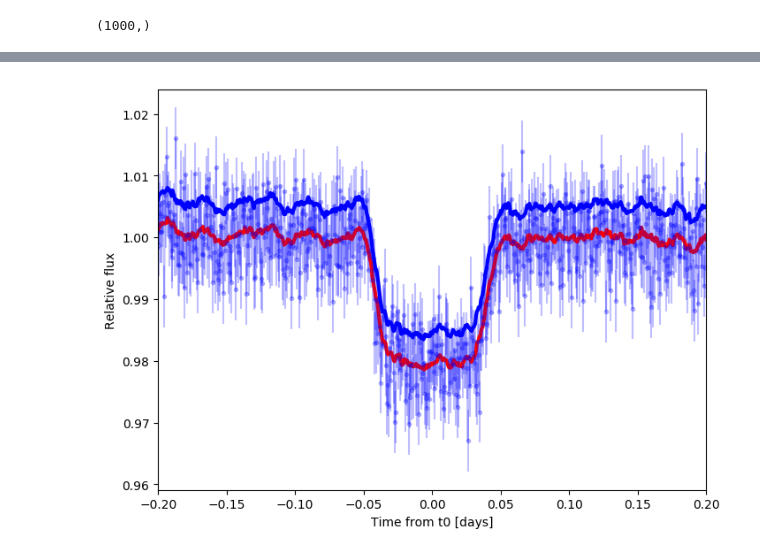
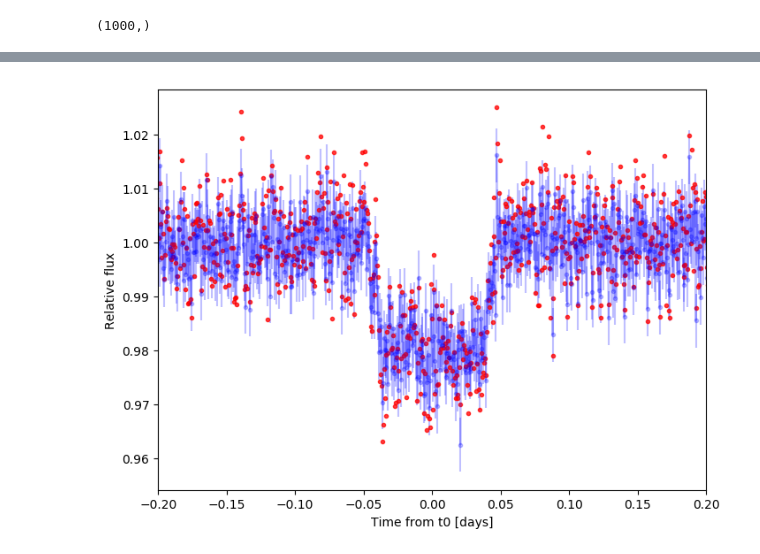
Before and after one commit to zpenoyre/oldpylanet, a Jupyter notebook: fourierFilter.ipynb, the cells around one changed output, grey strips where cells are left out. Cells and saved outputs as stored; diff of their text form; code cells hidden in the pictures.

Commit message:
messing around with fourier filters

```diff
--- a/fourierFilter.ipynb
+++ b/fourierFilter.ipynb
@@ -74,3 +74,19 @@ ifft_convolution = np.fft.ifft(fft_tophat * fft_flux)
 print np.shape(ifft_convolution)
 # %% [output]
 (1000,)
+# %%
+#test newly designed filter...
+x = np.arange(-500,500)/70.
+print np.shape(x)
+newFilter = 1.-(np.sin(x)**2)
+newFilter[(x > -np.pi/2.) & (x < np.pi/2.)] = 0.
+
+plt.plot(x,newFilter,'k-')
+plt.show()
+
+step = x[1]-x[0]
+normIntegral = np.sum(newFilter*step)
+print normIntegral
+
+print np.sqrt(2.*np.pi)
+ifft_newfilter_convolution = np.fft.ifft(newFilter * fft_flux)
@@ -77,13 +98,18 @@ print np.shape(ifft_convolution)
 # %%
 fig = plt.figure(figsize=(8,6))
 plt.errorbar(t, flux, yerr=0.005, color='b',marker='.',alpha=0.25)
-plt.plot(t[10:-10], moving_mean, 'r-',lw=3)
+#moving mean calculated "by hand"
+#plt.plot(t[10:-10], moving_mean, 'r-',lw=3)
 
-plt.plot(t, ifft_convolution + 0.005, 'b-',lw=3)
+#moving mean recovered from F^(-1) [fft(tophat) * fft(flux)] works as expected
+#plt.plot(t, ifft_convolution + 0.005, 'b-',lw=3)
+
+#what happens with F^(-1) [fft(newFilter) * fft(flux)] ? note needs multiplicative constant to match
+plt.plot(t, ifft_newfilter_convolution*2.35, 'r.',lw=2,alpha=0.75)
 
 plt.xlabel("Time from t0 [days]")
 plt.ylabel("Relative flux")
 plt.xlim(-0.2,0.2)
 plt.show()
 # %% [output]
-[figure, old version]
+[figure, new version]
```
Also changed, not shown: parts of 4 cells of this notebook.
